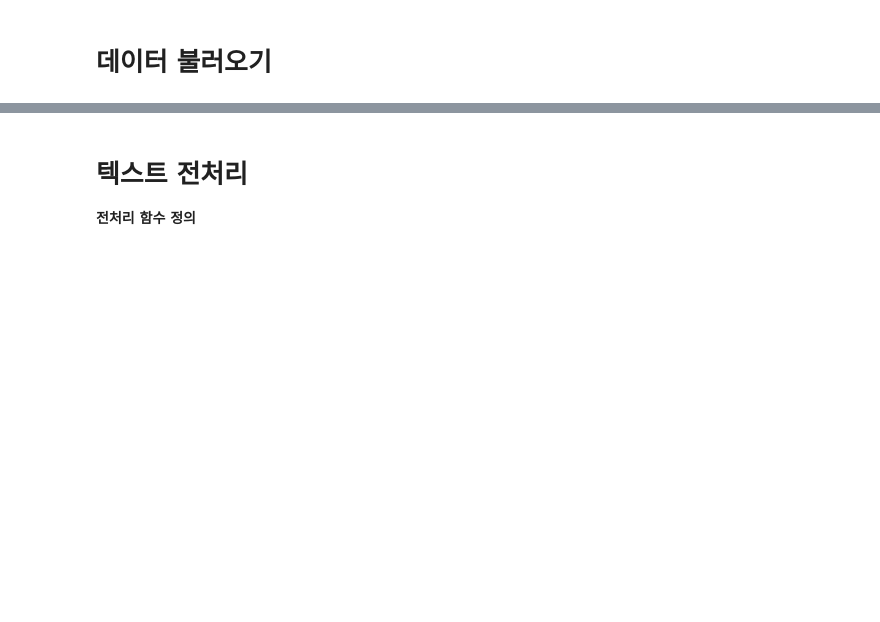
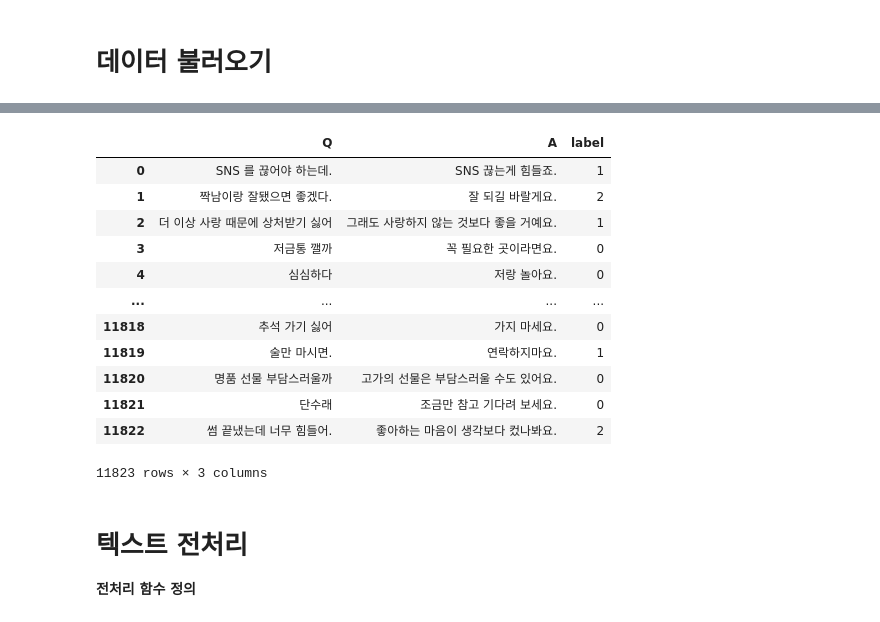
Before and after one commit to CaFeCoKe/Curse_Detection_Chatbot, a Jupyter notebook: Curse_Detection_Chatbot_label.ipynb, the cells around one changed output, grey strips where cells are left out. Drawn from its saved outputs; the diff is of its cells as text; code cells hidden in the pictures; blank space fills up the shorter version.

Commit message:
Create Dataloader of Chatbot data using label
챗봇 데이터를 랜덤으로 셔플 후 분할하였으며 입력 텍스트의 성향 분류를 위해 새 dataloader를 만들었다. KcELECTRA를 사용할 예정이며 비속어 감지와 달리 분류 레이블이 3개이므로 새 모델을 정의 해아한다.

```diff
--- a/Curse_Detection_Chatbot_label.ipynb
+++ b/Curse_Detection_Chatbot_label.ipynb
@@ -40,8 +54,23 @@ curse_data
 # %%
 urllib.request.urlretrieve("https://raw.githubusercontent.com/songys/Chatbot_data/master/ChatbotData.csv", filename="ChatBotData.csv")
 chat_data = pd.read_csv('ChatBotData.csv')
 
+chat_data = chat_data.sample(frac=1).reset_index(drop=True)
 chat_data
+# %% [output]
+|  | Q | A | label |
+| 0 | SNS 를 끊어야 하는데. | SNS 끊는게 힘들죠. | 1 |
+| 1 | 짝남이랑 잘됐으면 좋겠다. | 잘 되길 바랄게요. | 2 |
+| 2 | 더 이상 사랑 때문에 상처받기 싫어 | 그래도 사랑하지 않는 것보다 좋을 거예요. | 1 |
+| 3 | 저금통 깰까 | 꼭 필요한 곳이라면요. | 0 |
+| 4 | 심심하다 | 저랑 놀아요. | 0 |
+| ... | ... | ... | ... |
+| 11818 | 추석 가기 싫어 | 가지 마세요. | 0 |
+| 11819 | 술만 마시면. | 연락하지마요. | 1 |
+| 11820 | 명품 선물 부담스러울까 | 고가의 선물은 부담스러울 수도 있어요. | 0 |
+| 11821 | 단수래 | 조금만 참고 기다려 보세요. | 0 |
+| 11822 | 썸 끝냈는데 너무 힘들어. | 좋아하는 마음이 생각보다 컸나봐요. | 2 |
+11823 rows × 3 columns
 # %% [markdown]
 # 텍스트 전처리
 
```
Also changed, not shown: parts of 15 cells of this notebook.
